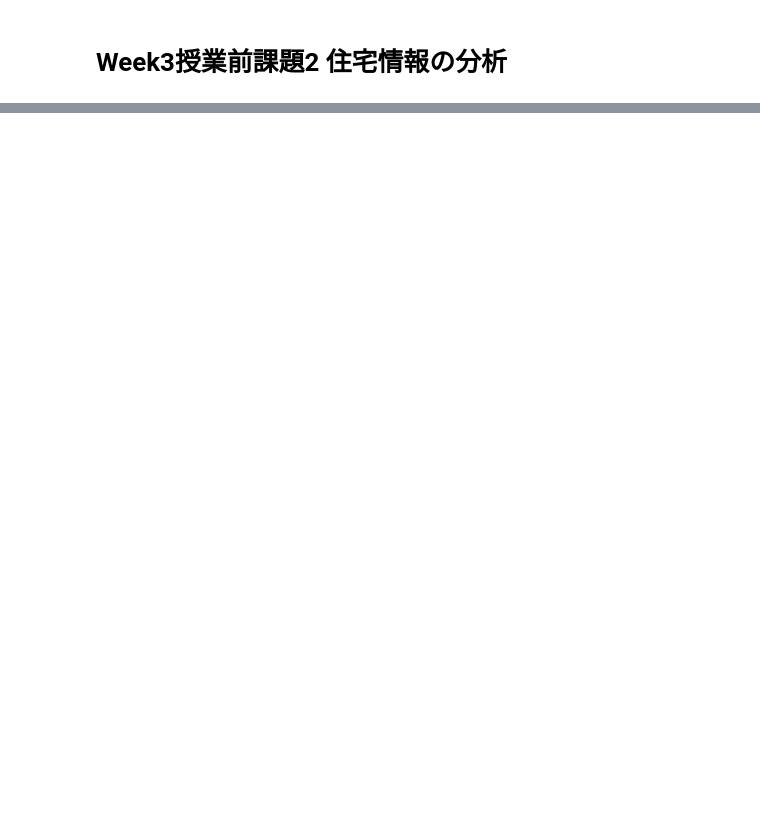
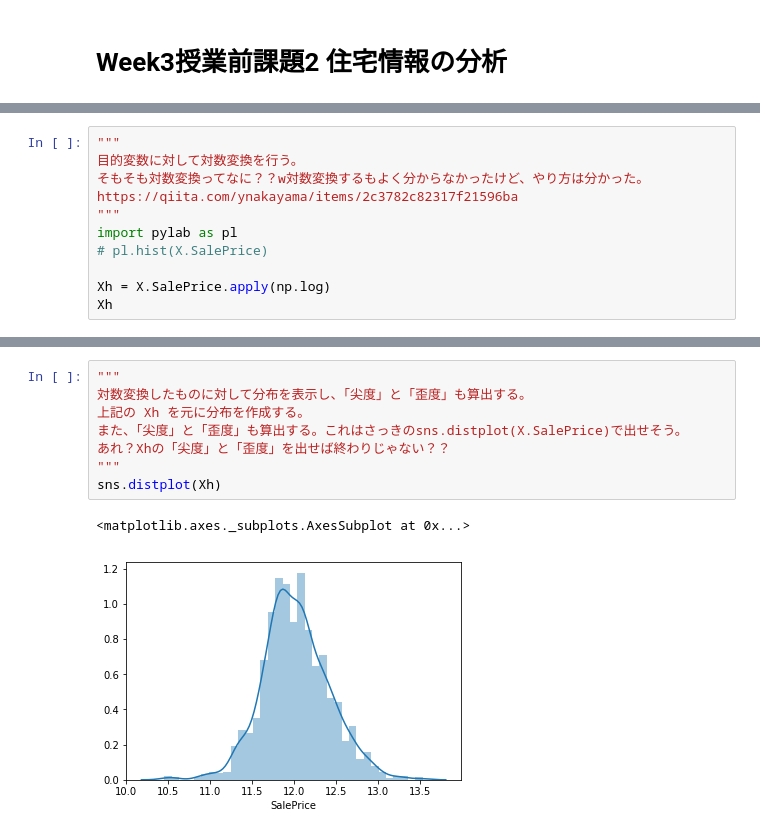
Before and after one commit to tominagashuji/dic_ml, a Jupyter notebook: week03/week3_2.ipynb, the cells around one changed output, grey strips where cells are left out. Saved outputs shown, nothing was run; the diff lists cells and outputs as text; blank space fills up the shorter version.

```diff
--- a/week03/week3_2.ipynb
+++ b/week03/week3_2.ipynb
@@ -14,0 +271,11 @@
+# %%
+"""
+目的変数に対して対数変換を行う。
+そもそも対数変換ってなに？？w対数変換するもよく分からなかったけど、やり方は分かった。
+https://qiita.com/ynakayama/items/2c3782c82317f21596ba
+"""
+import pylab as pl
+# pl.hist(X.SalePrice)
+
+Xh = X.SalePrice.apply(np.log)
+Xh
@@ -14,0 +300,11 @@
+# %%
+"""
+対数変換したものに対して分布を表示し、「尖度」と「歪度」も算出する。
+上記の Xh を元に分布を作成する。
+また、「尖度」と「歪度」も算出する。これはさっきのsns.distplot(X.SalePrice)で出せそう。
+あれ？Xhの「尖度」と「歪度」を出せば終わりじゃない？？
+"""
+sns.distplot(Xh)
+# %% [output]
+<matplotlib.axes._subplots.AxesSubplot at 0x...>
+[figure, added]
```
Also changed, not shown: parts of 38 cells of this notebook, 11 other files.
